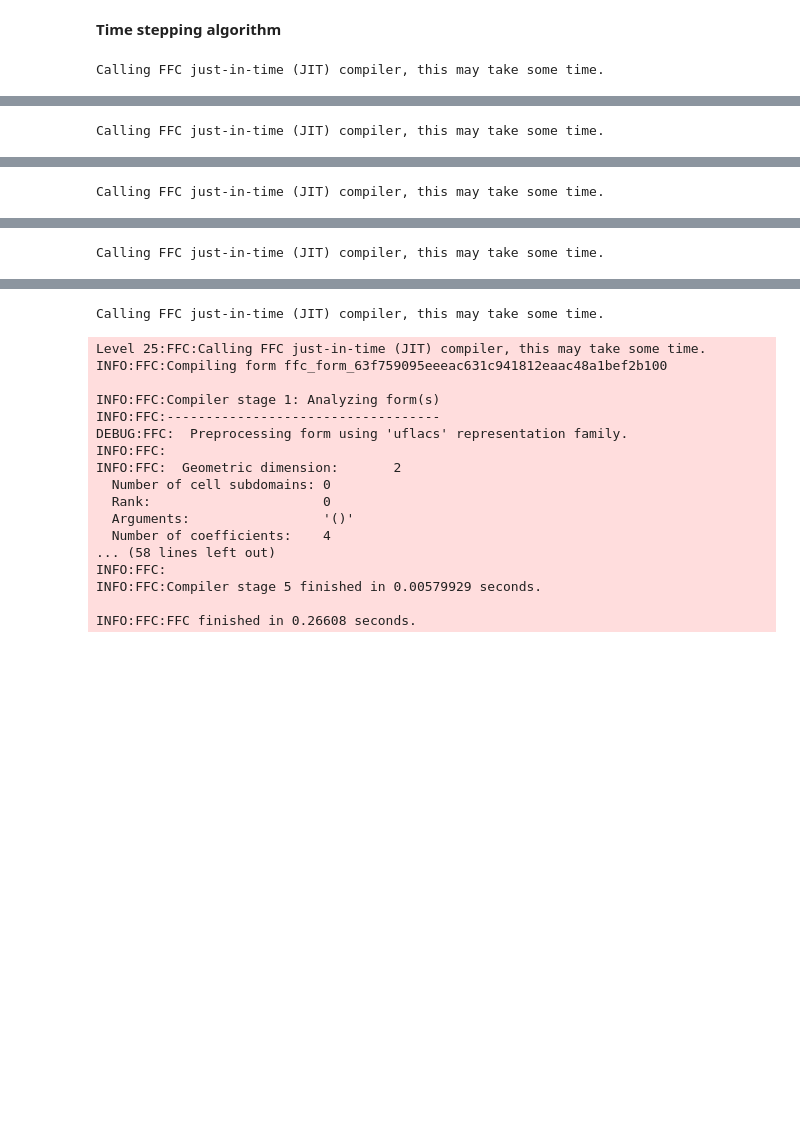
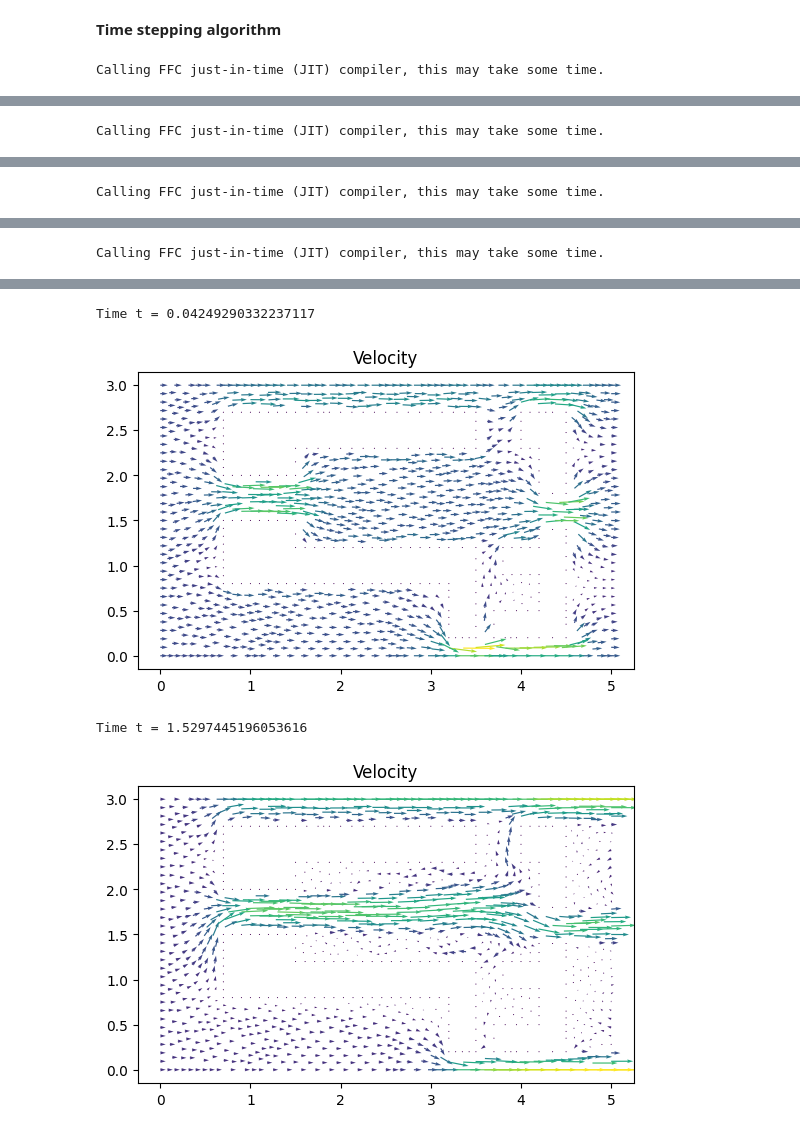
Before and after one commit to ellenmatt/DD2365-aflum, a Jupyter notebook: Project/Project_test.ipynb, the cells around one changed output, grey strips where cells are left out. Cells and saved outputs as stored; diff of their text form; code cells hidden in the pictures; blank space fills up the shorter version.

```diff
--- a/Project/Project_test.ipynb
+++ b/Project/Project_test.ipynb
@@ -342,11 +297,9 @@ file_p = File("results-NS/p.pvd")
 
 # Set plot frequency
 plot_time = 0
-plot_freq = 50
+plot_freq = 10
 
-# Force computation data
-force_array = np.array(0.0)
-force_array = np.delete(force_array, 0)
+
 time = np.array(0.0)
 time = np.delete(time, 0)
 start_sample_time = 1.0
@@ -360,8 +309,10 @@ force_array_d = np.delete(force_array_d, 0)
 !rm results-NS/*
 
 # Time stepping
-T = 30
+# T = 30
+T = 15
 t = dt
+start = tajm.time()
 while t < T + DOLFIN_EPS:
 
     #s = 'Time t = ' + repr(t)
@@ -392,14 +343,8 @@ while t < T + DOLFIN_EPS:
         [bc.apply(p1.vector()) for bc in bcp]
         solve(Ap, p1.vector(), bp, "bicgstab", prec)
 
-        # Compute force (lift and drag)
-        F = assemble(Force)
-
-        F_d = assemble(Force_d)
 
         if (t > start_sample_time):
-          force_array = np.append(force_array, normalization*F)
-          force_array_d = np.append(force_array_d, normalization*F_d)
           time = np.append(time, t)
 
         k += 1
@@ -414,32 +359,23 @@ while t < T + DOLFIN_EPS:
         file_p << p1
 
         # Plot solution
-        # plt.figure()
-        # plot(u1, title="Velocity")
+        plt.figure()
+        plot(u1, title="Velocity")
 
-        # plt.figure()
-        # plot(p1, title="Pressure")
 
         plot_time += T/plot_freq
 
-        # plt.show()
-
-        # plt.figure()
-        # plt.title("Lift force")
-        # plt.plot(time, force_array)
-        # plt.show()
-
-        # plt.figure()
-        # plt.title("Drag force")
-        # plt.plot(time, force_array_d)
-        # plt.show()
+        plt.show()
 
     # Update time step
     u0.assign(u1)
     t += dt
 
-!tar -czvf results-NS.tar.gz results-NS
-files.download('results-NS.tar.gz')
+end = tajm.time()
+print("Time elapsed: ", str((end - start)/60), "minutes")
+
+# !tar -czvf results-NS.tar.gz results-NS
+# files.download('results-NS.tar.gz')
 # %% [output]
 Calling FFC just-in-time (JIT) compiler, this may take some time.
 Level 25:FFC:Calling FFC just-in-time (JIT) compiler, this may take some time.
@@ -516,18 +452,4 @@ INFO:FFC:FFC finished in 0.340941 seconds.
-Calling FFC just-in-time (JIT) compiler, this may take some time.
+Time t = 0.04249290332237117
+[figure, added]
-Level 25:FFC:Calling FFC just-in-time (JIT) compiler, this may take some time.
-INFO:FFC:Compiling form ffc_form_63f759095eeeac631c941812eaac48a1bef2b100
-
-INFO:FFC:Compiler stage 1: Analyzing form(s)
-INFO:FFC:-----------------------------------
-DEBUG:FFC:  Preprocessing form using 'uflacs' representation family.
-INFO:FFC:
-INFO:FFC:  Geometric dimension:       2
-  Number of cell subdomains: 0
-  Rank:                      0
-  Arguments:                 '()'
-  Number of coefficients:    4
-... (58 lines left out)
-INFO:FFC:
-INFO:FFC:Compiler stage 5 finished in 0.00579929 seconds.
-
-INFO:FFC:FFC finished in 0.26608 seconds.
+Time t = 1.5297445196053616
+[figure, added]
```
Also changed, not shown: parts of 22 cells of this notebook.
